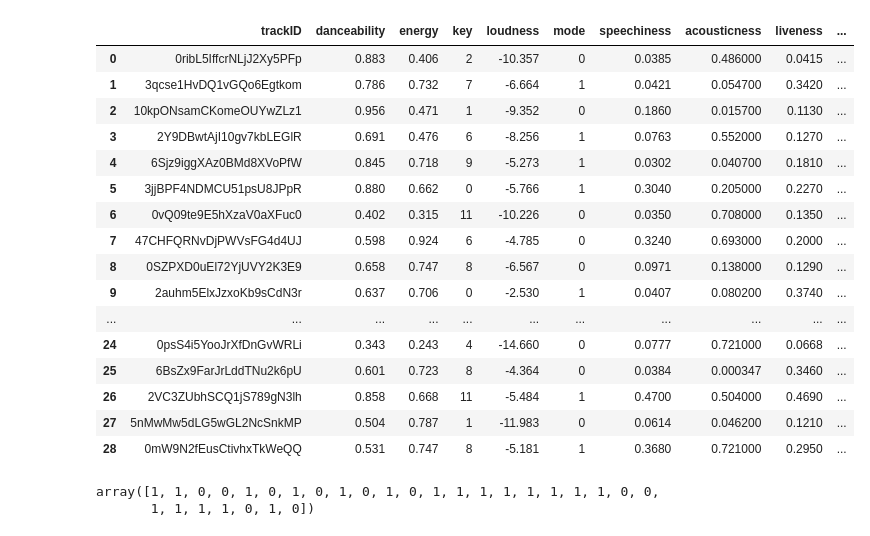
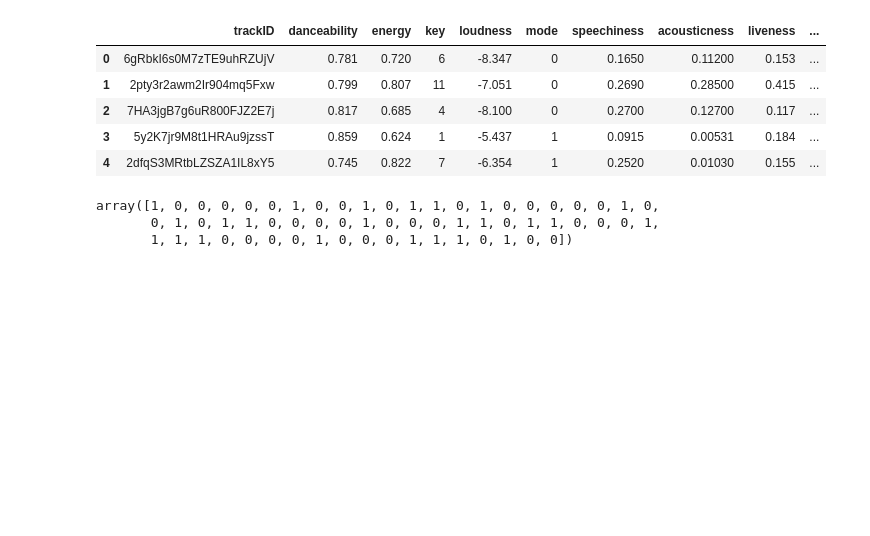
Before and after one commit to jlou711/Spotify-Sorting-Hat, a Jupyter notebook: Spotipy Sorting Hat.ipynb, the cells around one changed output. Saved outputs shown, nothing was run; the diff lists cells and outputs as text; code cells hidden in the pictures; blank space fills up the shorter version.

```diff
--- a/Spotipy Sorting Hat.ipynb
+++ b/Spotipy Sorting Hat.ipynb
@@ -902,0 +792,25 @@ into their classified playlist.
+# %%
+# This time round let's drop popularity
+from sklearn.preprocessing import MinMaxScaler
+
+X = dmerge.iloc[:,1:-2]
+Y = dmerge.iloc[:,-1]
+
+rfx_train, rfx_test, rfy_train, rfy_test = train_test_split(X,Y, test_size = 0.2, random_state = 1)
+
+mm = MinMaxScaler()
+rfx_train = mm.fit_transform(rfx_train)
+rfx_test = mm.fit_transform(rfx_test)
+# %%
+# Now lets see if a Random Forest Classifier will perform better
+
+rf_scores = {}
+for _iter in range(100,1000,100):
+    rf = RandomForestClassifier(n_estimators = _iter, random_state = 1)
+    rf.fit(rfx_train,rfy_train)
+    rfy_pred = rf.predict(rfx_test)
+    rf_scores[_iter] = rf.score(rfx_test,rfy_test)
+
+print(rf_scores)
+print(classification_report(rfy_test,rfy_pred))
+print(confusion_matrix(rfy_test,rfy_pred))
@@ -902,0 +830,4 @@ into their classified playlist.
+# %%
+# Doesn't seem so, looks like worse performance overall but does it seem right to include popularity?
+for i,v in sorted(enumerate(rf.feature_importances_), key=lambda x:x[1], reverse=True):
+    print(i,v)
@@ -903,7 +845,8 @@ into their classified playlist.
 # %%
 # Here we are retrieving the songs of our new playlist
 
-new_playlist = "37i9dQZEVXbfAedqRtce4B"
+new_playlist = "37i9dQZF1DX5WbJFtYTzv7"
+
 new_tracks = []
 offset = 0
 trackCount = 1
@@ -959,62 +884,52 @@ for i in range(len(new_audio_features)):
     newDanceability.append(new_audio_features[i]['danceability'])
     newEnergy.append(new_audio_features[i]['energy'])
     newKey.append(new_audio_features[i]['key'])
     newLoudness.append(new_audio_features[i]['loudness'])
     newMode.append(new_audio_features[i]['mode'])
     newSpeechiness.append(new_audio_features[i]['speechiness'])
     newAcousticness.append(new_audio_features[i]['acousticness'])
     newLiveness.append(new_audio_features[i]['liveness'])
     newValence.append(new_audio_features[i]['valence'])
     newTempo.append(new_audio_features[i]['tempo'])
 
 dictNew = {}
 dictNew['trackID'] = newTrackID
 dictNew['danceability'] = newDanceability
 dictNew['energy'] = newEnergy
 dictNew['key'] = newKey
 dictNew['loudness'] = newLoudness
 dictNew['mode'] = newMode
 dictNew['speechiness'] = newSpeechiness
 dictNew['acousticness'] = newAcousticness
 dictNew['liveness'] = newLiveness
 dictNew['valence'] = newValence
 dictNew['tempo'] = newTempo
 dictNew['popularity']= newPopularity
 
 d_new = pd.DataFrame(data = dictNew)
 d_new.drop_duplicates(subset='trackID', inplace=True, keep=False)
 d_new.reset_index(drop=True, inplace=True)
-d_new
+d_new.head()
 # %% [output]
 |  | trackID | danceability | energy | key | loudness | mode | speechiness | acousticness | liveness | ... |
-| 0 | 0ribL5IffcrNLjJ2Xy5PFp | 0.883 | 0.406 | 2 | -10.357 | 0 | 0.0385 | 0.486000 | 0.0415 | ... |
-| 1 | 3qcse1HvDQ1vGQo6Egtkom | 0.786 | 0.732 | 7 | -6.664 | 1 | 0.0421 | 0.054700 | 0.3420 | ... |
-| 2 | 10kpONsamCKomeOUYwZLz1 | 0.956 | 0.471 | 1 | -9.352 | 0 | 0.1860 | 0.015700 | 0.1130 | ... |
-| 3 | 2Y9DBwtAjI10gv7kbLEGlR | 0.691 | 0.476 | 6 | -8.256 | 1 | 0.0763 | 0.552000 | 0.1270 | ... |
-| 4 | 6Sjz9iggXAz0BMd8XVoPfW | 0.845 | 0.718 | 9 | -5.273 | 1 | 0.0302 | 0.040700 | 0.1810 | ... |
-| 5 | 3jjBPF4NDMCU51psU8JPpR | 0.880 | 0.662 | 0 | -5.766 | 1 | 0.3040 | 0.205000 | 0.2270 | ... |
-| 6 | 0vQ09te9E5hXzaV0aXFuc0 | 0.402 | 0.315 | 11 | -10.226 | 0 | 0.0350 | 0.708000 | 0.1350 | ... |
-| 7 | 47CHFQRNvDjPWVsFG4d4UJ | 0.598 | 0.924 | 6 | -4.785 | 0 | 0.3240 | 0.693000 | 0.2000 | ... |
-| 8 | 0SZPXD0uEl72YjUVY2K3E9 | 0.658 | 0.747 | 8 | -6.567 | 0 | 0.0971 | 0.138000 | 0.1290 | ... |
-| 9 | 2auhm5ElxJzxoKb9sCdN3r | 0.637 | 0.706 | 0 | -2.530 | 1 | 0.0407 | 0.080200 | 0.3740 | ... |
-| ... | ... | ... | ... | ... | ... | ... | ... | ... | ... | ... |
-| 24 | 0psS4i5YooJrXfDnGvWRLi | 0.343 | 0.243 | 4 | -14.660 | 0 | 0.0777 | 0.721000 | 0.0668 | ... |
-| 25 | 6BsZx9FarJrLddTNu2k6pU | 0.601 | 0.723 | 8 | -4.364 | 0 | 0.0384 | 0.000347 | 0.3460 | ... |
-| 26 | 2VC3ZUbhSCQ1jS789gN3lh | 0.858 | 0.668 | 11 | -5.484 | 1 | 0.4700 | 0.504000 | 0.4690 | ... |
-| 27 | 5nMwMw5dLG5wGL2NcSnkMP | 0.504 | 0.787 | 1 | -11.983 | 0 | 0.0614 | 0.046200 | 0.1210 | ... |
-| 28 | 0mW9N2fEusCtivhxTkWeQQ | 0.531 | 0.747 | 8 | -5.181 | 1 | 0.3680 | 0.721000 | 0.2950 | ... |
+| 0 | 6gRbkI6s0M7zTE9uhRZUjV | 0.781 | 0.720 | 6 | -8.347 | 0 | 0.1650 | 0.11200 | 0.153 | ... |
+| 1 | 2pty3r2awm2Ir904mq5Fxw | 0.799 | 0.807 | 11 | -7.051 | 0 | 0.2690 | 0.28500 | 0.415 | ... |
+| 2 | 7HA3jgB7g6uR800FJZ2E7j | 0.817 | 0.685 | 4 | -8.100 | 0 | 0.2700 | 0.12700 | 0.117 | ... |
+| 3 | 5y2K7jr9M8t1HRAu9jzssT | 0.859 | 0.624 | 1 | -5.437 | 1 | 0.0915 | 0.00531 | 0.184 | ... |
+| 4 | 2dfqS3MRtbLZSZA1IL8xY5 | 0.745 | 0.822 | 7 | -6.354 | 1 | 0.2520 | 0.01030 | 0.155 | ... |
 # %%
 # Now we standardise our data again and using the KNN with our highest accuracy neighbors of 8 to predict where
 # each of the songs fall, remember 1 is doperemixesandbeats and 0 is Gym playlist
 
 ss = StandardScaler()
-x_new = ss.fit_transform(d_new.iloc[:,1:])
+x_new = ss.fit_transform(d_new.iloc[:,1:-1])
 
-knn_final = KNeighborsClassifier(n_neighbors = 8)
-knn_final.fit(x_train,y_train)
-knn_pred = knn_final.predict(x_new)
+rf_final = RandomForestClassifier(n_estimators = 200, random_state = 1)
+rf_final.fit(rfx_train,rfy_train)
+rf_pred = rf_final.predict(x_new)
 
-knn_pred
+rf_pred
 # %% [output]
-array([1, 1, 0, 0, 1, 0, 1, 0, 1, 0, 1, 0, 1, 1, 1, 1, 1, 1, 1, 1, 0, 0,
-       1, 1, 1, 1, 0, 1, 0])
+array([1, 0, 0, 0, 0, 0, 1, 0, 0, 1, 0, 1, 1, 0, 1, 0, 0, 0, 0, 0, 1, 0,
+       0, 1, 0, 1, 1, 0, 0, 0, 0, 1, 0, 0, 0, 1, 1, 0, 1, 1, 0, 0, 0, 1,
+       1, 1, 1, 0, 0, 0, 0, 1, 0, 0, 0, 1, 1, 1, 0, 1, 0, 0])
```
Also changed, not shown: parts of 87 cells of this notebook.
